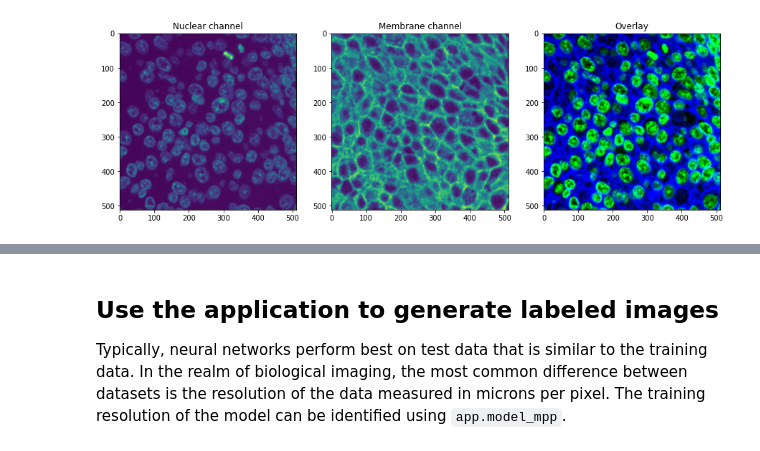
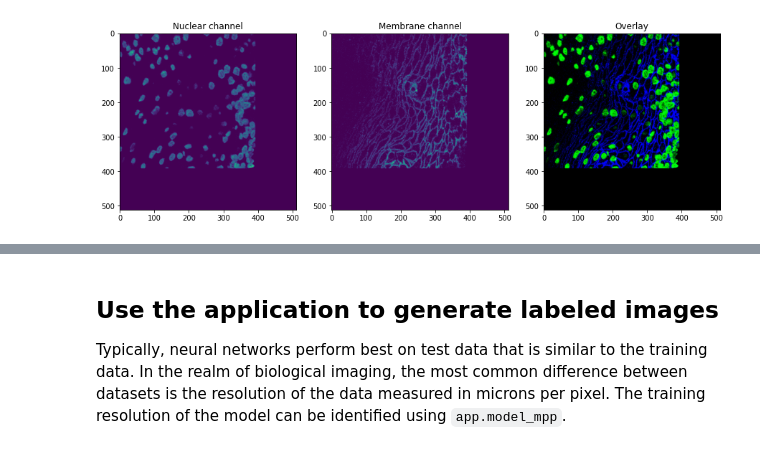
Before and after one commit to JoeBlackSci/high-plex-whole-cell-segmentation-mp2, a Jupyter notebook: deepcell_mesmer_gpu.ipynb, the cells around one changed output, grey strips where cells are left out. Cells and saved outputs as stored; diff of their text form; code cells hidden in the pictures.

```diff
--- a/deepcell_mesmer_gpu.ipynb
+++ b/deepcell_mesmer_gpu.ipynb
@@ -36,14 +48,19 @@ idx = 3
 # %%
+from random import randint
 from matplotlib import pyplot as plt
+
+# Select random index for image visualisation
+idx = randint(0, X_train.shape[0] - 1)
+
 fig, ax = plt.subplots(1, 3, figsize=(15, 15))
 ax[0].imshow(X_train[idx, ..., 0])
 ax[1].imshow(X_train[idx, ..., 1])
 ax[2].imshow(rgb_images[idx, ...])
 
 ax[0].set_title('Nuclear channel')
 ax[1].set_title('Membrane channel')
 ax[2].set_title('Overlay')
 
 plt.show()
 # %% [output]
-[figure, old version]
+[figure, new version]
```
Also changed, not shown: parts of 27 cells of this notebook.
